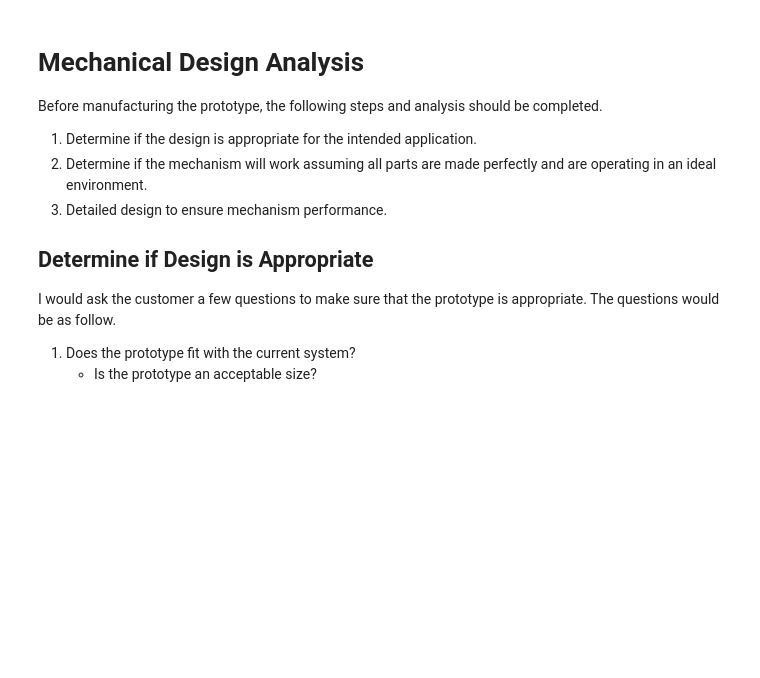
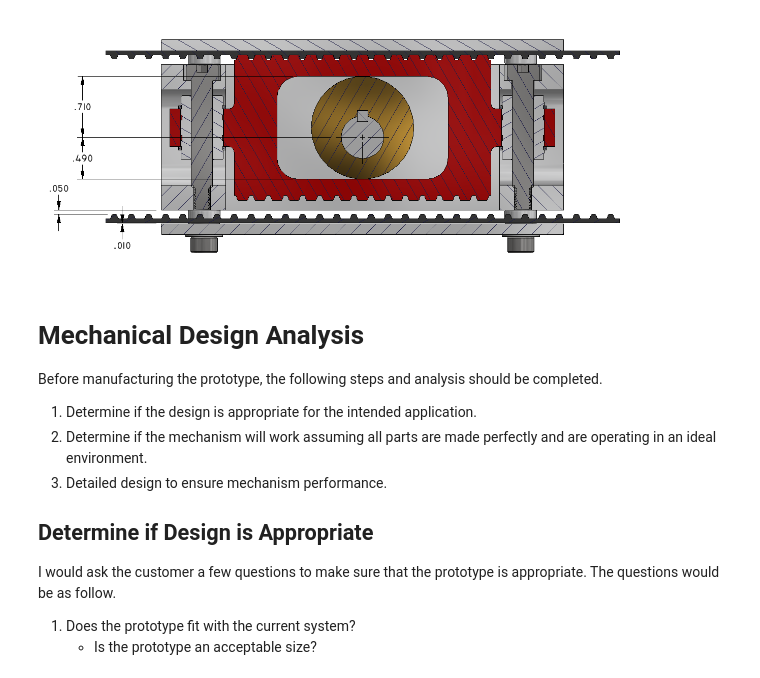
Before and after one commit to bryanyaggi/DesignProblem, a Jupyter notebook: analysis.ipynb, the cells around one changed output. Cells and saved outputs as stored; diff of their text form; code cells hidden in the pictures; blank space fills up the shorter version.

Commit message:
test image

```diff
--- a/analysis.ipynb
+++ b/analysis.ipynb
@@ -1,3 +1,8 @@
+# %%
+from IPython.display import Image
+Image("images/dwg1.png", width = 600)
+# %% [output]
+[figure, added]
 # %% [markdown]
 # Mechanical Design Analysis
 
```
